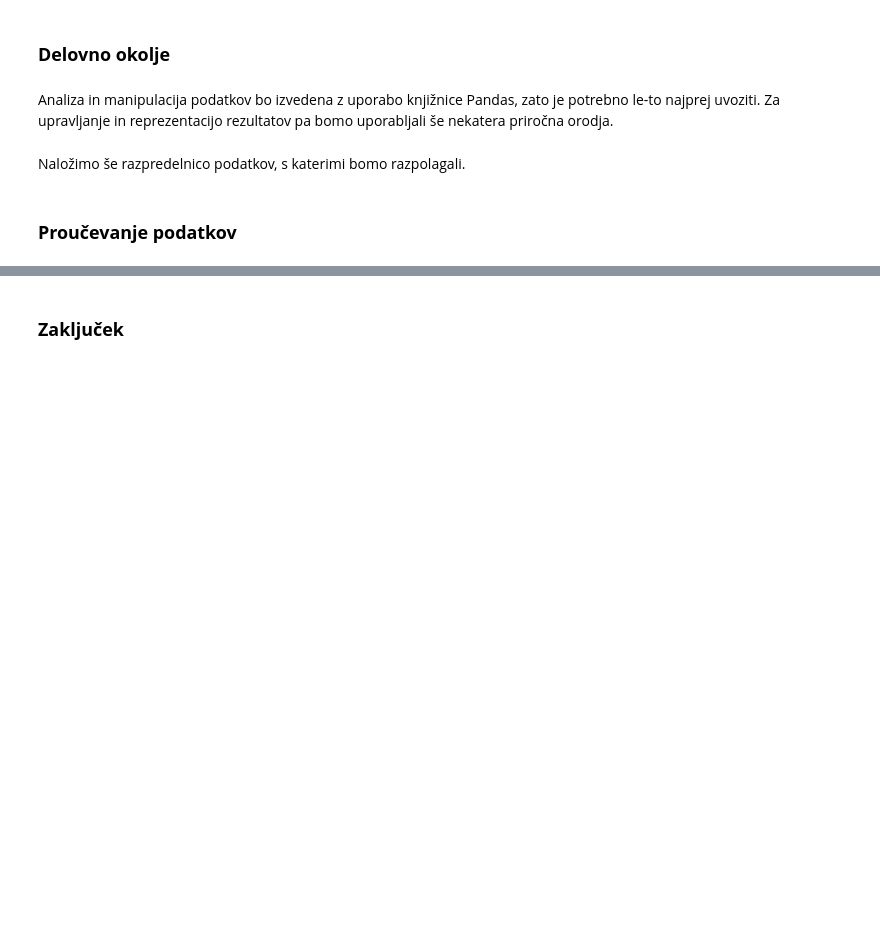
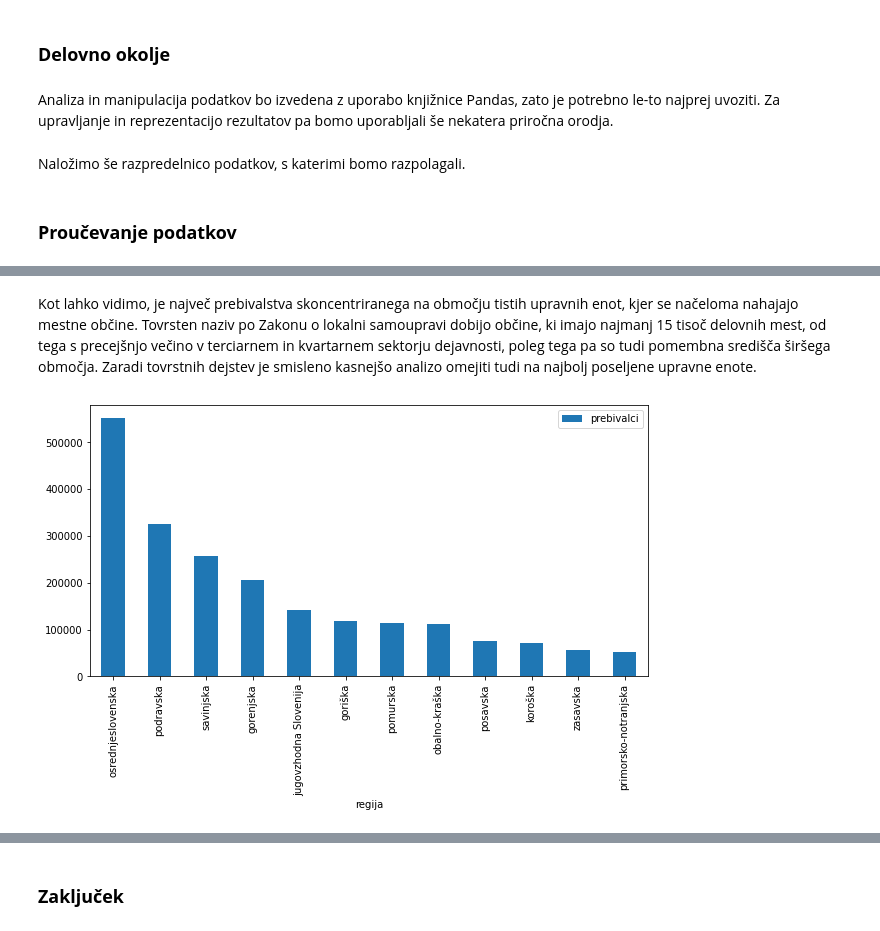
Before and after one commit to matejgorjup/PROG1-analiza-podatkov, a Jupyter notebook: obcine.ipynb, the cells around one changed output, grey strips where cells are left out. Saved outputs shown, nothing was run; the diff lists cells and outputs as text; code cells hidden in the pictures; blank space fills up the shorter version.

```diff
--- a/obcine.ipynb
+++ b/obcine.ipynb
@@ -32,0 +79,10 @@ obcine = pd.read_csv('obcine.csv', index_col='id')
+# %% [markdown]
+Kot lahko vidimo, je največ prebivalstva skoncentriranega na območju tistih upravnih enot, kjer se načeloma nahajajo mestne občine. Tovrsten naziv po Zakonu o lokalni samoupravi dobijo občine, ki imajo najmanj 15 tisoč delovnih mest, od tega s precejšnjo večino v terciarnem in kvartarnem sektorju dejavnosti, poleg tega pa so tudi pomembna središča širšega območja.
+Zaradi tovrstnih dejstev je smisleno kasnejšo analizo omejiti tudi na najbolj poseljene upravne enote.
+# %%
+regije = obcine.groupby('regija').sum()[['prebivalci']].sort_values('prebivalci', ascending=False)
+regije.plot.bar(figsize=(10, 5))
+
+regije_place = obcine.groupby('placa')
+# %% [output]
+[figure, added]
```
Also changed, not shown: parts of 7 cells of this notebook.
